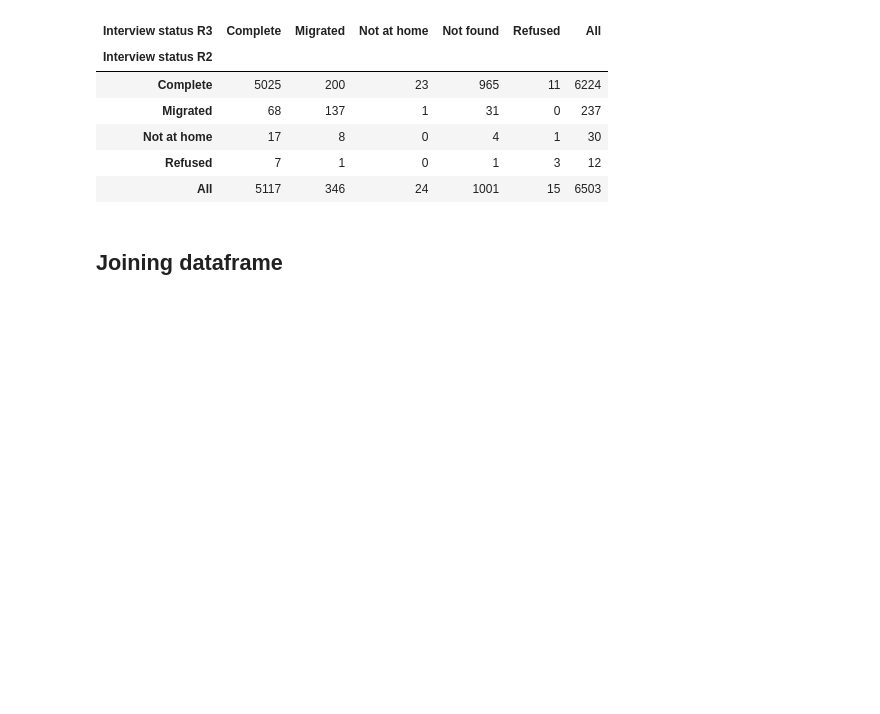
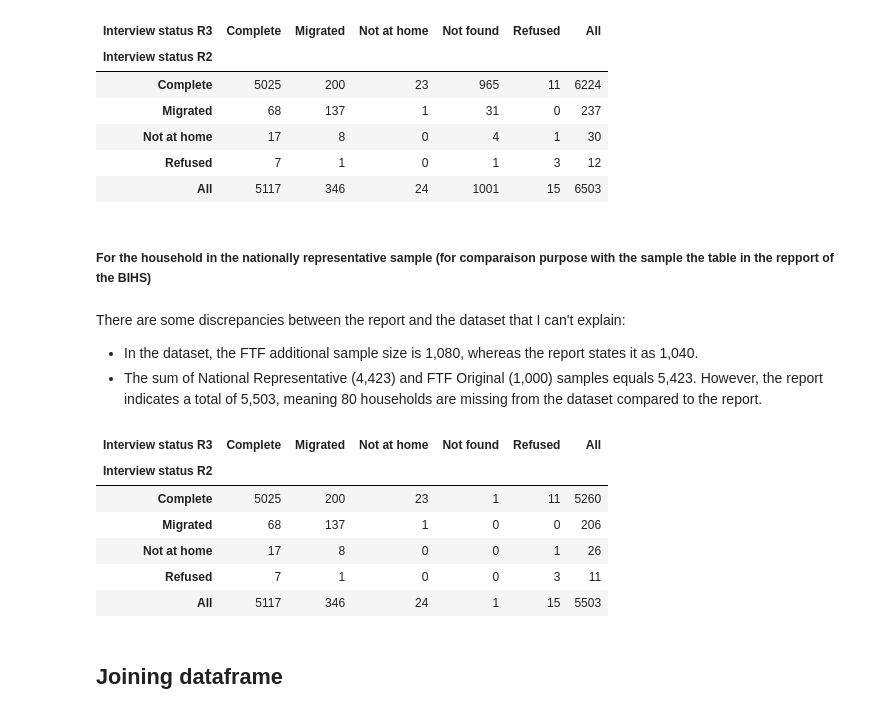
Before and after one commit to KassoumHabibou/Unequal-Plate, a Jupyter notebook: 01_wrangling BIHS.ipynb, the cells around one changed output. Saved outputs shown, nothing was run; the diff lists cells and outputs as text; code cells hidden in the pictures; blank space fills up the shorter version.

```diff
--- a/01_wrangling BIHS.ipynb
+++ b/01_wrangling BIHS.ipynb
@@ -1395,7 +1400,7 @@ df_r1["interview_status_r3"] = df_r1.hh_id.apply(lambda row: "Complete" if row i
 df_r1["hh_split_r3"] = df_r1.hh_id.apply(lambda row: "1" if row in lst_split else "0")
 # %%
 # Binary for hh of interest
-df_r1["hh_interest"] = df_r1.apply(lambda row: "1" if (row.loc["interview_status_r3"]=="Complete") & (row.loc["hh_split_r3"]=="0") & (row.loc["hh_split_r3"]=="0") else "0", axis=1)
+df_r1["hh_interest"] = df_r1.apply(lambda row: "1" if (row.loc["interview_status_r3"]=="Complete") & (row.loc["hh_split_r2"]=="0") & (row.loc["hh_split_r3"]=="0") else "0", axis=1)
 # %%
 # Binary for the household who split at least one time
 df_r1["hh_split_r2_r3"] = df_r1.apply(lambda row: "1" if (row.loc["hh_split_r2"]=="1") | (row.loc["hh_split_r3"]=="1") else "0", axis=1)
@@ -1657,6 +1664,23 @@ pd.crosstab(df_r1["interview_status_r2"], df_r1["interview_status_r3"], margins=
 | Not at home | 17 | 8 | 0 | 4 | 1 | 30 |
 | Refused | 7 | 1 | 0 | 1 | 3 | 12 |
 | All | 5117 | 346 | 24 | 1001 | 15 | 6503 |
+# %% [markdown]
+##### For the household in the nationally representative sample (for comparaison purpose with the sample the table in the repport of the BIHS)
+# %% [markdown]
+There are some discrepancies between the report and the dataset that I can't explain:
+
+* In the dataset, the FTF additional sample size is 1,080, whereas the report states it as 1,040.
+* The sum of National Representative (4,423) and FTF Original (1,000) samples equals 5,423. However, the report indicates a total of 5,503, meaning 80 households are missing from the dataset compared to the report.
+# %%
+pd.crosstab(df_r1[(df_r1.sample_type == "National Representative") | (df_r1.sample_type =="FTF additional")]["interview_status_r2"], df_r1[(df_r1.sample_type == "National Representative") | (df_r1.sample_type =="FTF additional")]["interview_status_r3"], margins=True, rownames=["Interview status R2"], colnames=["Interview status R3"])
+# %% [output]
+| Interview status R3 | Complete | Migrated | Not at home | Not found | Refused | All |
+| Interview status R2 |  |  |  |  |  |  |
+| Complete | 5025 | 200 | 23 | 1 | 11 | 5260 |
+| Migrated | 68 | 137 | 1 | 0 | 0 | 206 |
+| Not at home | 17 | 8 | 0 | 0 | 1 | 26 |
+| Refused | 7 | 1 | 0 | 0 | 3 | 11 |
+| All | 5117 | 346 | 24 | 1 | 15 | 5503 |
 # %% [markdown]
 ## Joining dataframe
 # %%
```
Also changed, not shown: parts of 68 cells of this notebook, 14 other files.
